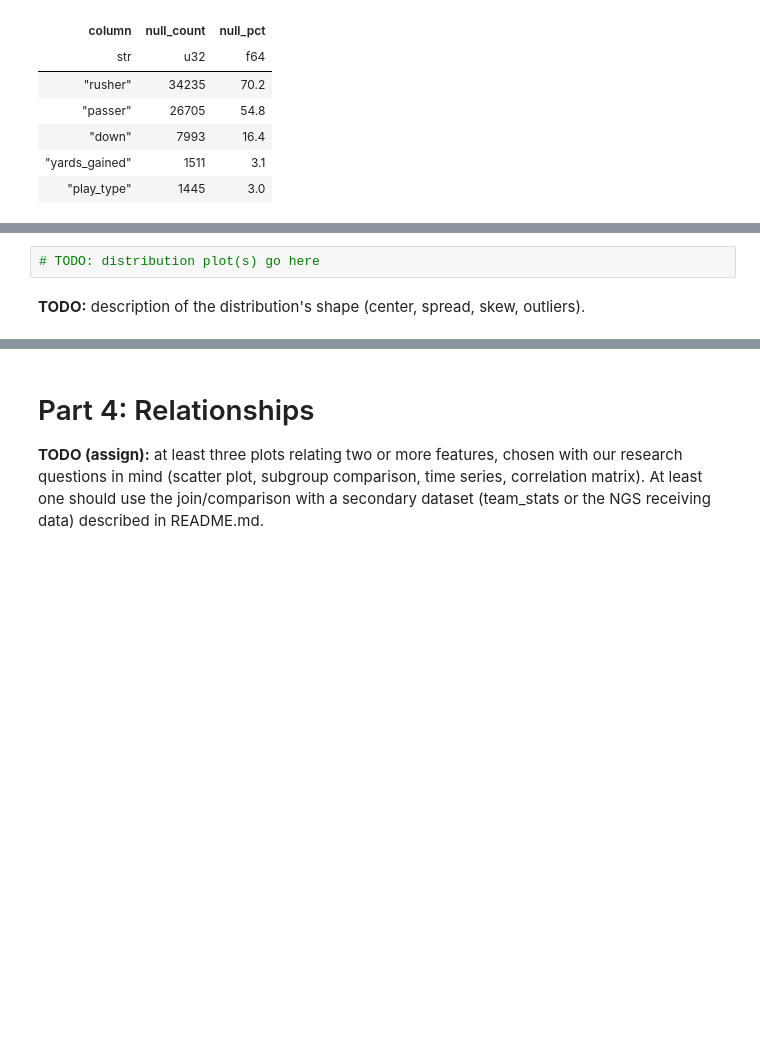
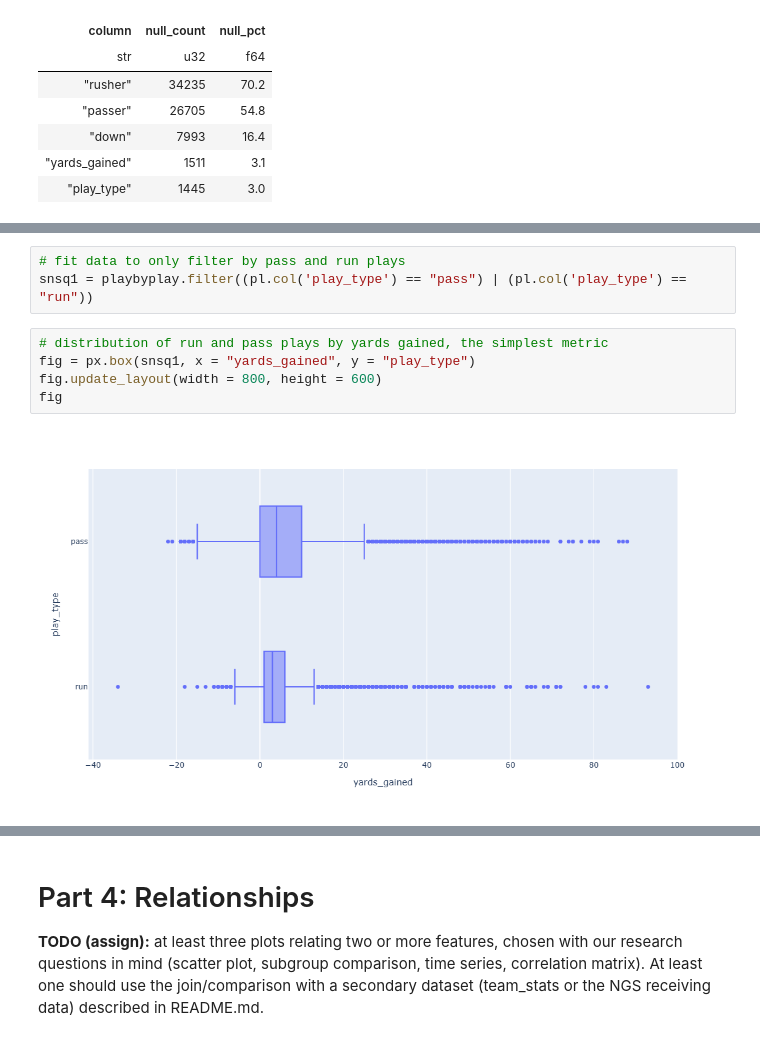
Before and after one commit to acimma3/cs418-football, a Jupyter notebook: eda.ipynb, the cells around one changed output, grey strips where cells are left out. Saved outputs shown, nothing was run; the diff lists cells and outputs as text; blank space fills up the shorter version.

```diff
--- a/eda.ipynb
+++ b/eda.ipynb
@@ -272,4 +277,10 @@ Label axes at a readable size and watch for overplotting.
 # %%
-# TODO: distribution plot(s) go here
+# fit data to only filter by pass and run plays
+snsq1 = playbyplay.filter((pl.col('play_type') == "pass") | (pl.col('play_type') == "run"))
-# %% [markdown]
-**TODO:** description of the distribution's shape (center, spread, skew, outliers).
+# %%
+# distribution of run and pass plays by yards gained, the simplest metric
+fig = px.box(snsq1, x = "yards_gained", y = "play_type")
+fig.update_layout(width = 800, height = 600)
+fig
+# %% [output]
+[figure, added]
```
Also changed, not shown: parts of 36 cells of this notebook.
